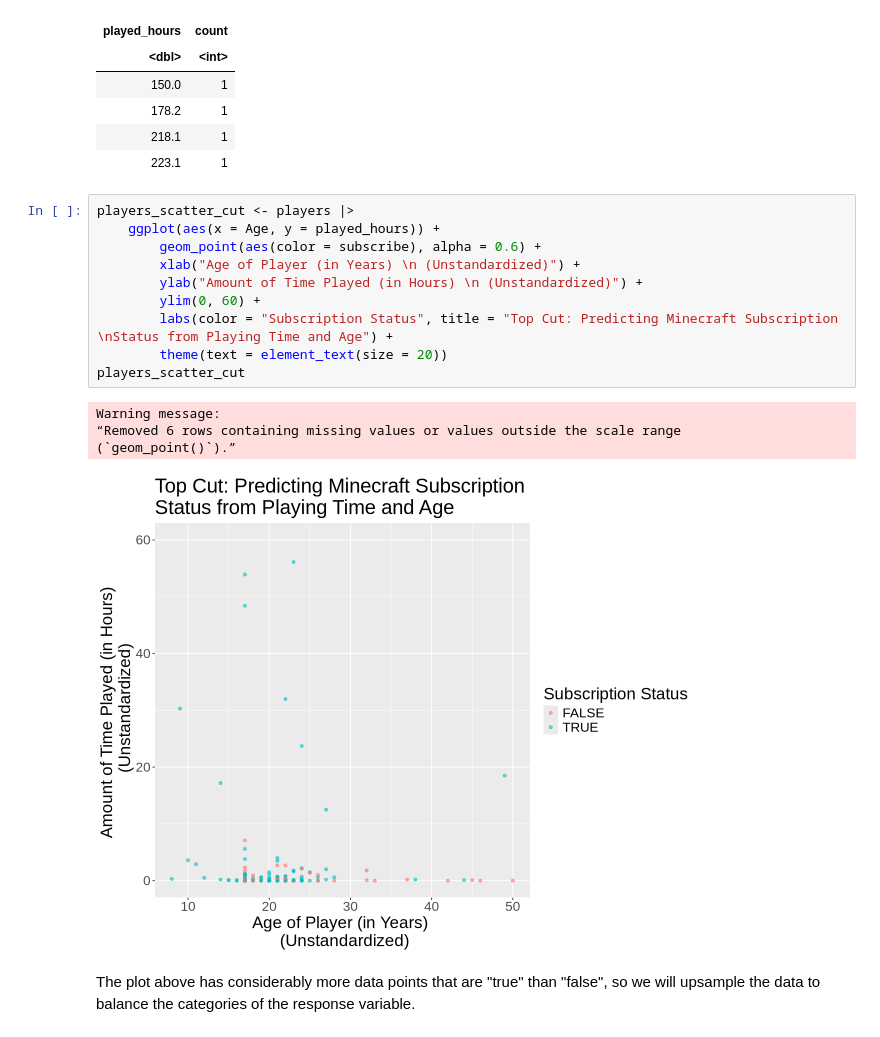
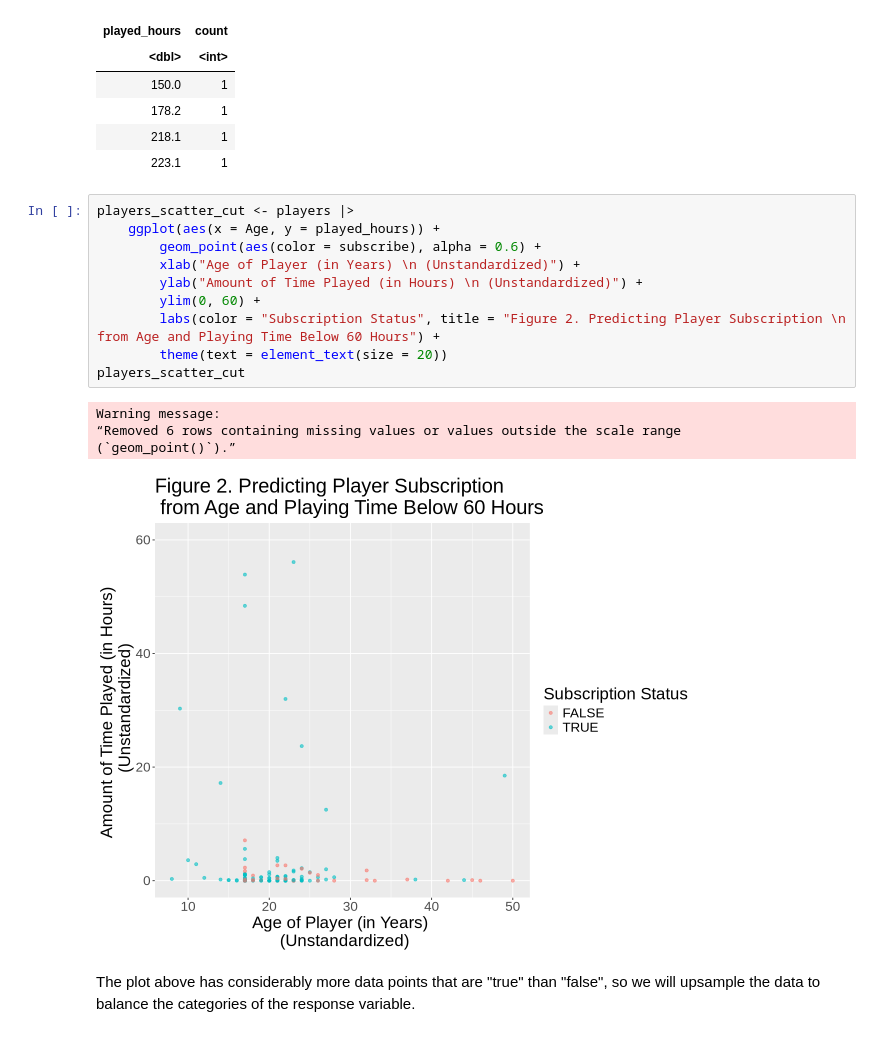
Before and after one commit to Gabriella478/dsci-100-project, a Jupyter notebook: project-2025-final.ipynb, the cells around one changed output. Cells and saved outputs as stored; diff of their text form.

```diff
--- a/project-2025-final.ipynb
+++ b/project-2025-final.ipynb
@@ -185,18 +184,18 @@ A tibble: 4 × 2
 # %%
 players_scatter_cut <- players |>
     ggplot(aes(x = Age, y = played_hours)) +
         geom_point(aes(color = subscribe), alpha = 0.6) +
         xlab("Age of Player (in Years) \n (Unstandardized)") +
         ylab("Amount of Time Played (in Hours) \n (Unstandardized)") +
         ylim(0, 60) +
-        labs(color = "Subscription Status", title = "Top Cut: Predicting Minecraft Subscription \nStatus from Playing Time and Age") +
+        labs(color = "Subscription Status", title = "Figure 2. Predicting Player Subscription \n from Age and Playing Time Below 60 Hours") +
         theme(text = element_text(size = 20))
 players_scatter_cut
 # %% [output]
 Warning message:
 “Removed 6 rows containing missing values or values outside the scale range
 (`geom_point()`).”
-[figure, old version]
+[figure, new version]
 # %% [markdown]
 The plot above has considerably more data points that are "true" than "false", so we will upsample the data to balance the categories of the response variable.
 # %%
```
Also changed, not shown: parts of 10 cells of this notebook.
